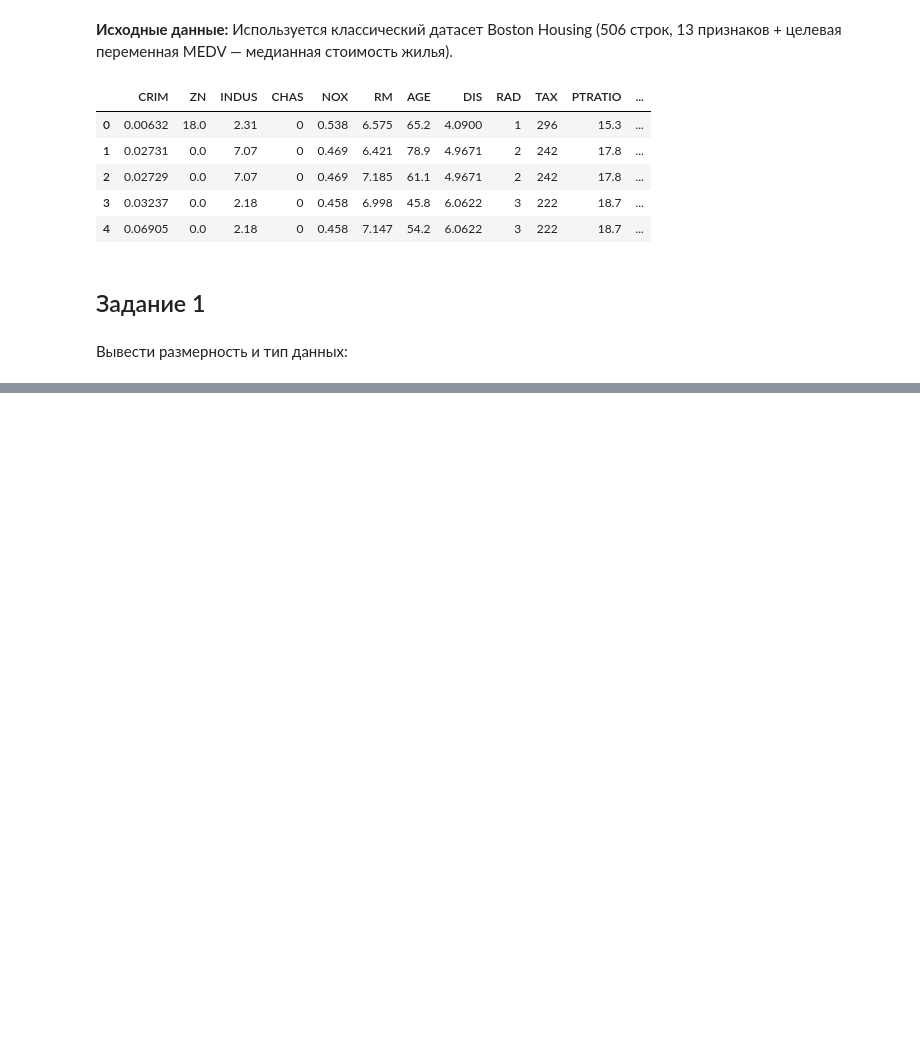
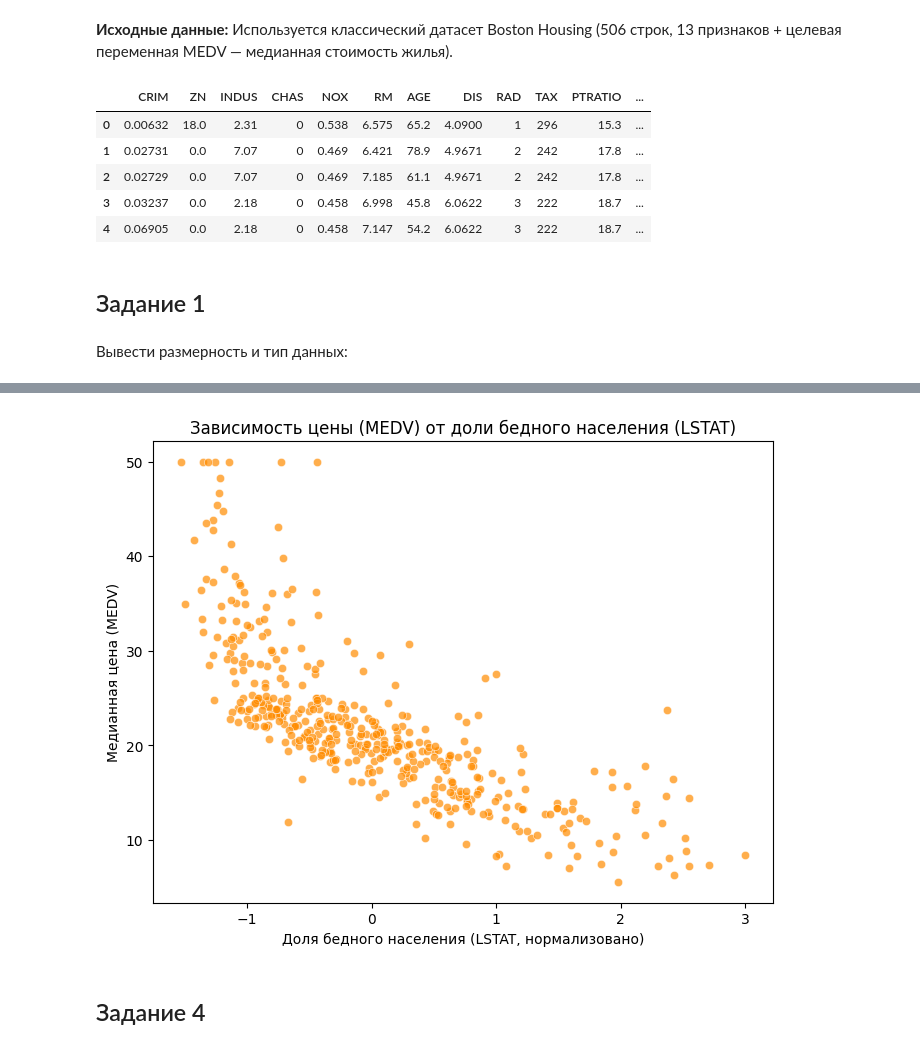
Before and after one commit to tytyu073iop/AILab2, a Jupyter notebook: notebook.ipynb, the cells around one changed output, grey strips where cells are left out. Cells and saved outputs as stored; diff of their text form; code cells hidden in the pictures; blank space fills up the shorter version.

```diff
--- a/notebook.ipynb
+++ b/notebook.ipynb
@@ -23,0 +183,12 @@ df.head() # shows first 5 elements from array, if shows, code works
+# %%
+# Зависимость MEDV от LSTAT
+plt.figure(figsize=(8, 6))
+sns.scatterplot(x='LSTAT', y='MEDV', data=df_clean, alpha=0.7, color='darkorange')
+plt.title('Зависимость цены (MEDV) от доли бедного населения (LSTAT)')
+plt.xlabel('Доля бедного населения (LSTAT, нормализовано)')
+plt.ylabel('Медианная цена (MEDV)')
+plt.show()
+# %% [output]
+[figure, added]
+# %% [markdown]
+## Задание 4
```
Also changed, not shown: parts of 24 cells of this notebook.
